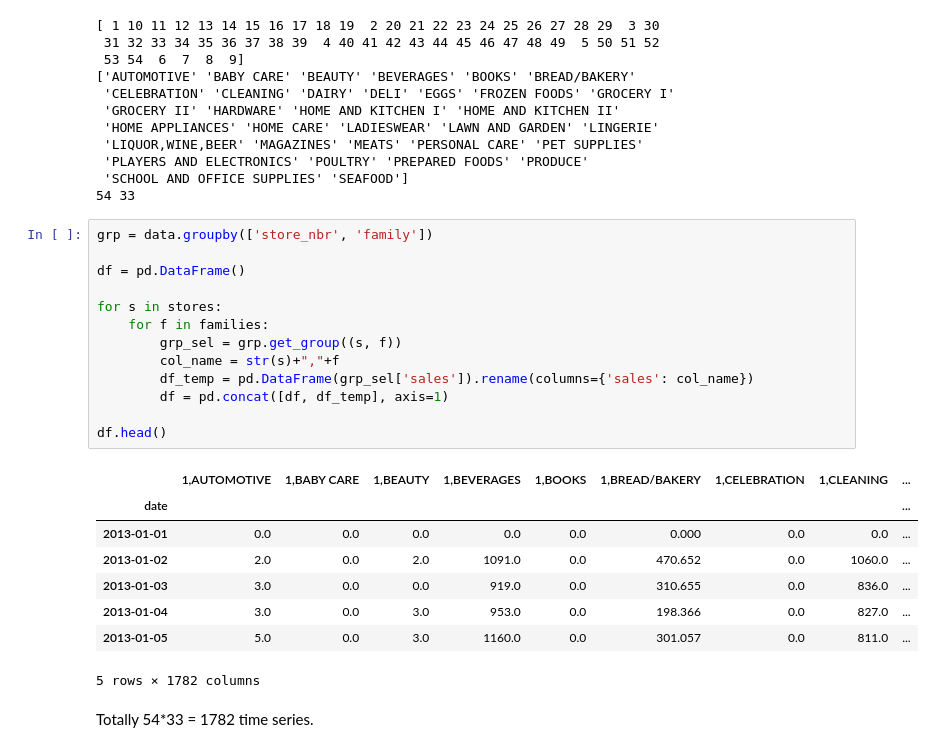
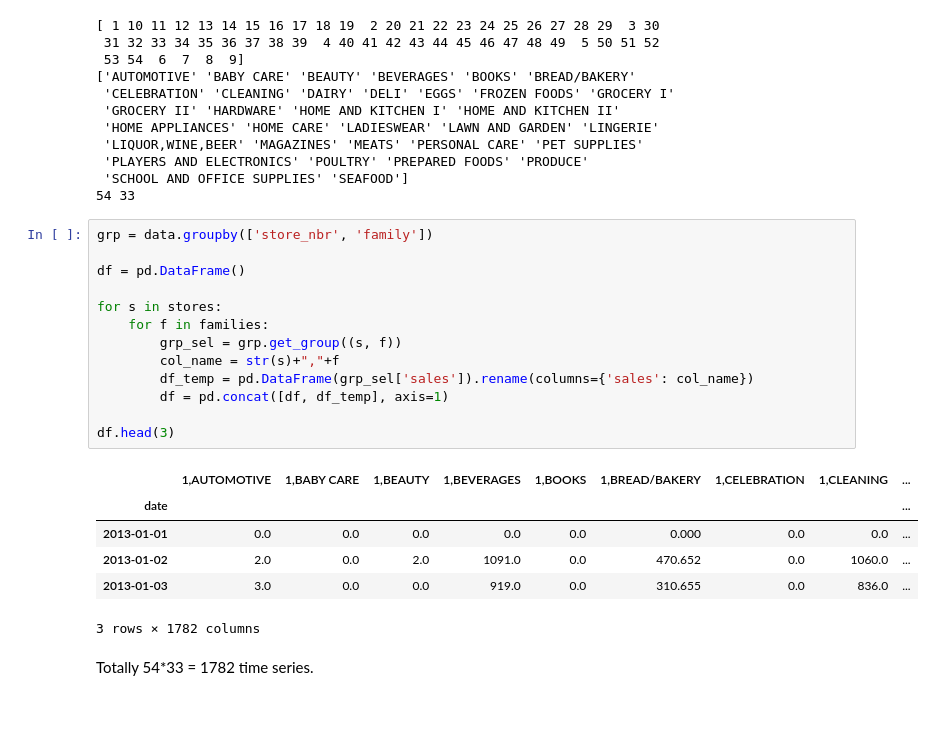
Before and after one commit to zxie9/Capstone-Project-Two, a Jupyter notebook: Notebooks/5. Modeling_Part1.ipynb, the cells around one changed output. Cells and saved outputs as stored; diff of their text form; blank space fills up the shorter version.

```diff
--- a/Notebooks/5. Modeling_Part1.ipynb
+++ b/Notebooks/5. Modeling_Part1.ipynb
@@ -69,25 +75,23 @@ print(len(stores), len(families))
 # %%
 grp = data.groupby(['store_nbr', 'family'])
 
 df = pd.DataFrame()
 
 for s in stores:
     for f in families:
         grp_sel = grp.get_group((s, f))
         col_name = str(s)+","+f
         df_temp = pd.DataFrame(grp_sel['sales']).rename(columns={'sales': col_name})
         df = pd.concat([df, df_temp], axis=1)
 
-df.head()
+df.head(3)
 # %% [output]
 |  | 1,AUTOMOTIVE | 1,BABY CARE | 1,BEAUTY | 1,BEVERAGES | 1,BOOKS | 1,BREAD/BAKERY | 1,CELEBRATION | 1,CLEANING | ... |
 | date |  |  |  |  |  |  |  |  | ... |
 | 2013-01-01 | 0.0 | 0.0 | 0.0 | 0.0 | 0.0 | 0.000 | 0.0 | 0.0 | ... |
 | 2013-01-02 | 2.0 | 0.0 | 2.0 | 1091.0 | 0.0 | 470.652 | 0.0 | 1060.0 | ... |
 | 2013-01-03 | 3.0 | 0.0 | 0.0 | 919.0 | 0.0 | 310.655 | 0.0 | 836.0 | ... |
-| 2013-01-04 | 3.0 | 0.0 | 3.0 | 953.0 | 0.0 | 198.366 | 0.0 | 827.0 | ... |
-| 2013-01-05 | 5.0 | 0.0 | 3.0 | 1160.0 | 0.0 | 301.057 | 0.0 | 811.0 | ... |
-5 rows × 1782 columns
+3 rows × 1782 columns
 # %% [markdown]
 Totally 54*33 = 1782 time series.
 # %%
```
Also changed, not shown: parts of 22 cells of this notebook.
